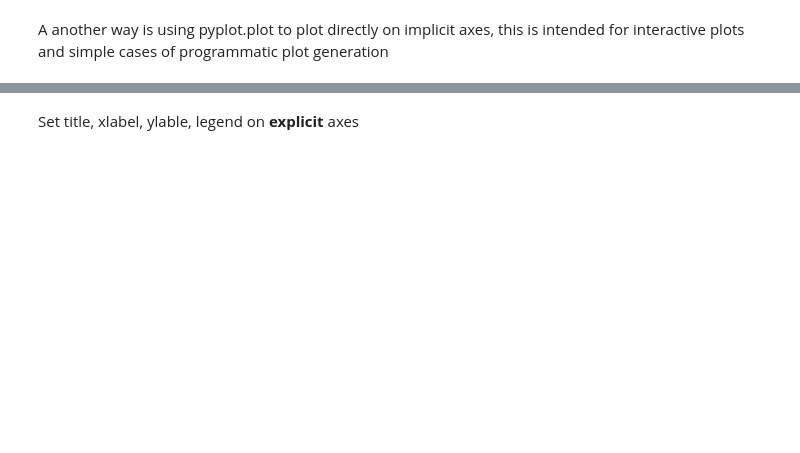
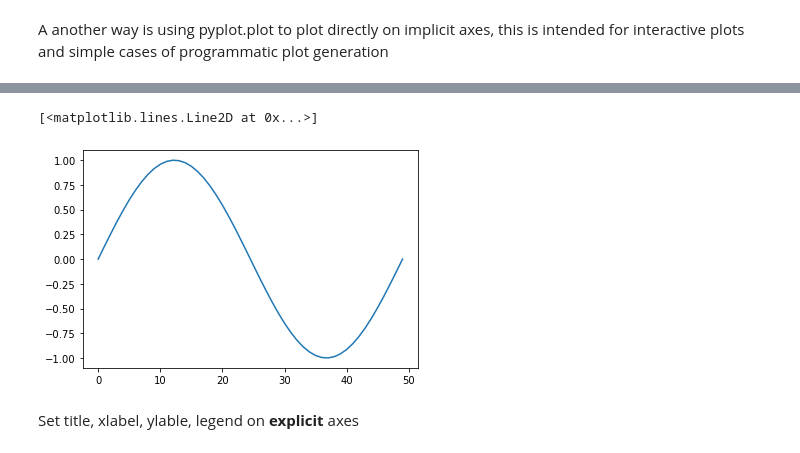
Before and after one commit to donglinchen/data_science_exercise, a Jupyter notebook: Matplotlib-basic-exercise.ipynb, the cells around one changed output, grey strips where cells are left out. Cells and saved outputs as stored; diff of their text form; code cells hidden in the pictures; blank space fills up the shorter version.

```diff
--- a/Matplotlib-basic-exercise.ipynb
+++ b/Matplotlib-basic-exercise.ipynb
@@ -44,2 +49,7 @@ A another way is using pyplot.plot to plot directly on implicit axes, this is in
+# %%
+plt.plot(y)
+# %% [output]
+[<matplotlib.lines.Line2D at 0x...>]
+[figure, added]
 # %% [markdown]
 Set title, xlabel, ylable, legend on **explicit** axes
```
Also changed, not shown: parts of 41 cells of this notebook, 3 other files.
